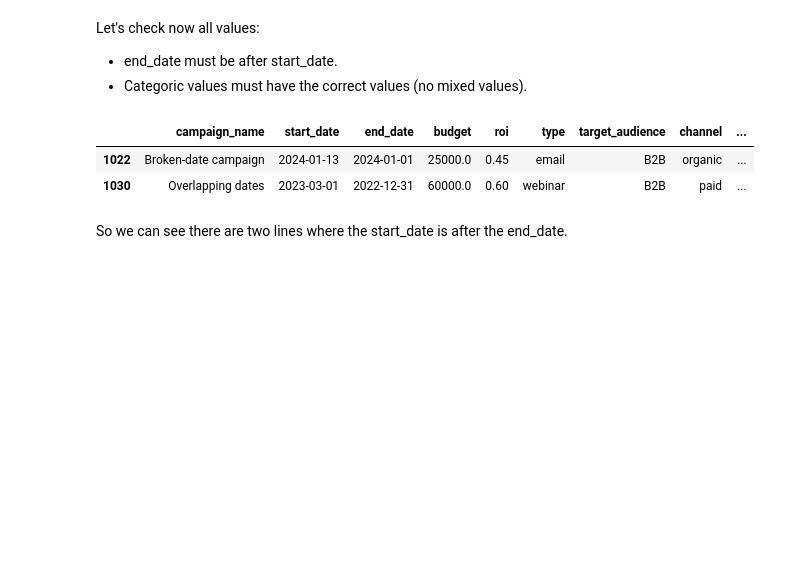
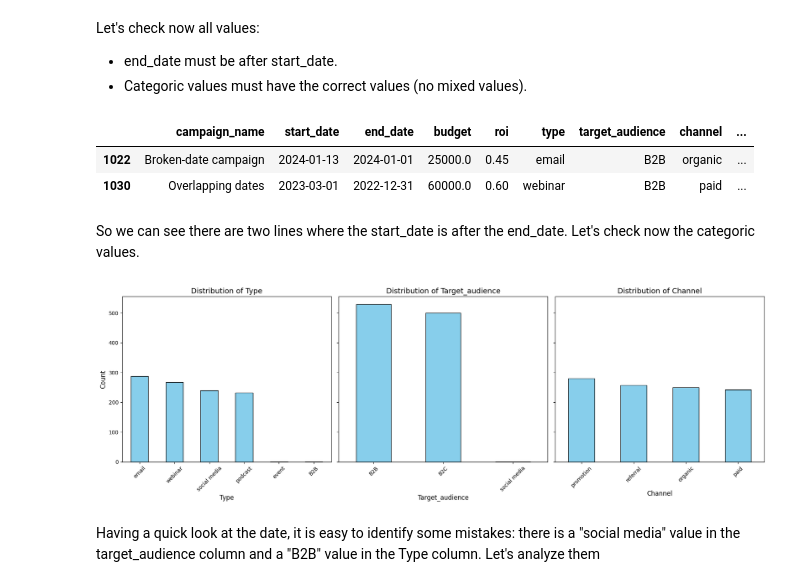
Before and after one commit to Ignacio538/Marketing-Campaings, a Jupyter notebook: Analysis.ipynb, the cells around one changed output. Cells and saved outputs as stored; diff of their text form; code cells hidden in the pictures; blank space fills up the shorter version.

```diff
--- a/Analysis.ipynb
+++ b/Analysis.ipynb
@@ -183,4 +183,26 @@ df_dates_check
 | 1022 | Broken-date campaign | 2024-01-13 | 2024-01-01 | 25000.0 | 0.45 | email | B2B | organic | ... |
 | 1030 | Overlapping dates | 2023-03-01 | 2022-12-31 | 60000.0 | 0.60 | webinar | B2B | paid | ... |
 # %% [markdown]
-So we can see there are two lines where the start_date is after the end_date.
+So we can see there are two lines where the start_date is after the end_date. Let's check now the categoric values.
+# %%
+# Let's use a bar plot to visualize the distribution of the categorical columns in the dataset.
+# Then we can focus on those which have a lower number of values to check if they really belong to that column.
+
+categorical_columns = ['type', 'target_audience', 'channel']
+
+fig, axes = plt.subplots(1, len(categorical_columns), figsize=(18, 6), sharey=True)
+
+for i, col in enumerate(categorical_columns):
+    df[col].value_counts().plot(kind='bar', ax=axes[i], color='skyblue', edgecolor='black')
+    axes[i].set_title(f'Distribution of {col.capitalize()}', fontsize=14)
+    axes[i].set_xlabel(col.capitalize(), fontsize=12)
+    axes[i].set_ylabel('Count', fontsize=12)
+    axes[i].tick_params(axis='x', rotation=45)
+
+plt.tight_layout()
+plt.show()
+# %% [output]
+[figure, added]
+# %% [markdown]
+Having a quick look at the date, it is easy to identify some mistakes: there is a "social media" value in the target_audience column and a "B2B" value in the Type column.
+Let's analyze them
```
Also changed, not shown: parts of 5 cells of this notebook.
